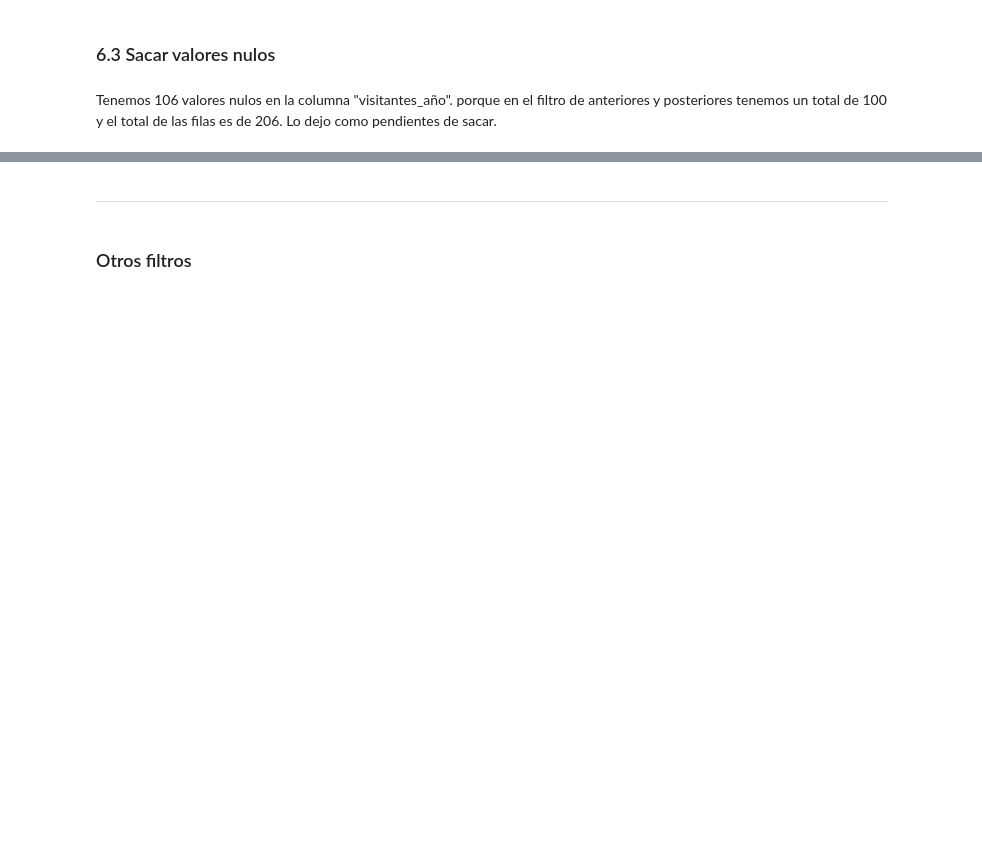
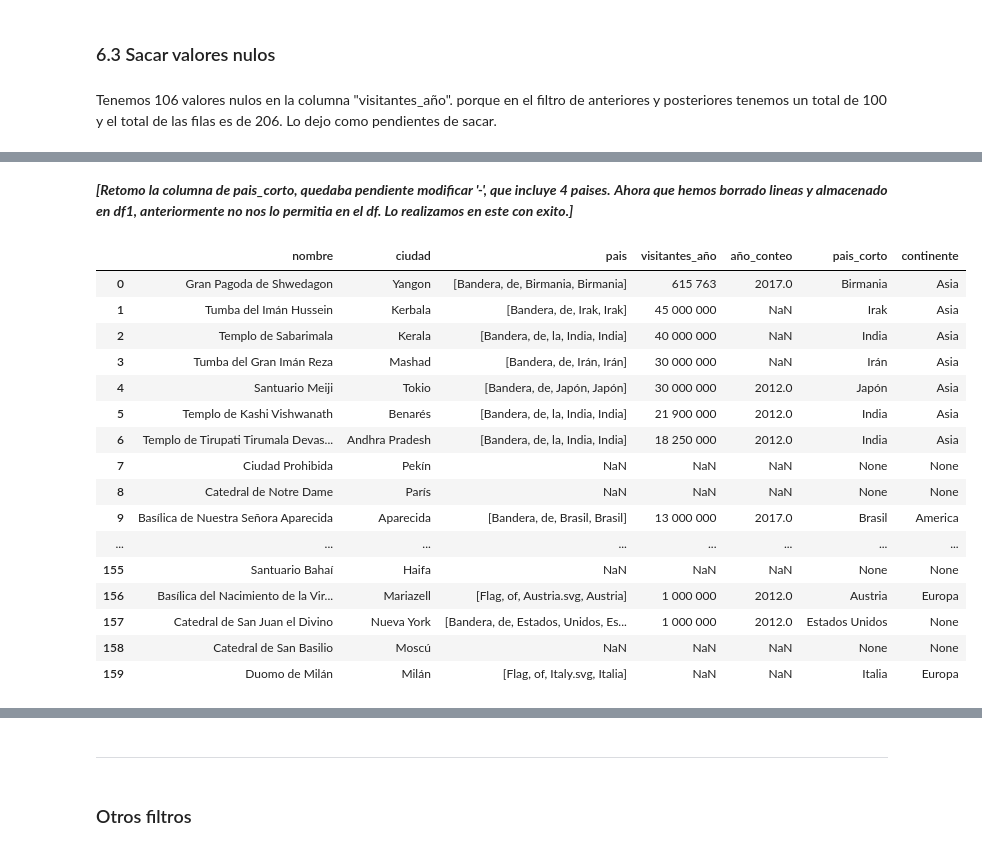
Before and after one commit to Adalab/Da-promo-c-modulo-3-sprint-2-Judith_Mina, a Jupyter notebook: Monumentos1.ipynb, the cells around one changed output, grey strips where cells are left out. Drawn from its saved outputs; the diff is of its cells as text; code cells hidden in the pictures; blank space fills up the shorter version.

```diff
--- a/Monumentos1.ipynb
+++ b/Monumentos1.ipynb
@@ -467,0 +440,6 @@ Tenemos 106 valores nulos en la columna "visitantes_año". porque en el filtro d
+# %%
+dicc_nombre_paises={'Unidos':['Estados Unidos'], 'Unido':['Reino Unido'],'858':['Emiratos Árabes'], 'Sur':['Corea del Sur'],
+                    '406' :['Arabia Saudita'], '300':['Rusia'],'Bajos':['Paises Bajos'],
+                     '63':['Alemania']}
+
+df['pais_corto']=df['pais_corto'].replace(dicc_nombre_paises)
@@ -467,0 +515,29 @@ Tenemos 106 valores nulos en la columna "visitantes_año". porque en el filtro d
+# %% [markdown]
+***[Retomo la columna de pais_corto, quedaba pendiente modificar '-', que incluye 4 paises.***
+***Ahora que hemos borrado lineas y almacenado en df1, anteriormente no nos lo permitia en el df. Lo realizamos en este con exito.]***
+# %%
+#Aquellos que esta
+df1.iloc[86,5] = 'Austria'
+df1.iloc[142,5] = 'España'
+df1.iloc[147,5] = 'Gran Bretaña'
+df1.iloc[152,5] = 'Peru'
+# %%
+df1.head(170)
+# %% [output]
+|  | nombre | ciudad | pais | visitantes_año | año_conteo | pais_corto | continente |
+| 0 | Gran Pagoda de Shwedagon | Yangon | [Bandera, de, Birmania, Birmania] | 615 763 | 2017.0 | Birmania | Asia |
+| 1 | Tumba del Imán Hussein | Kerbala | [Bandera, de, Irak, Irak] | 45 000 000 | NaN | Irak | Asia |
+| 2 | Templo de Sabarimala | Kerala | [Bandera, de, la, India, India] | 40 000 000 | NaN | India | Asia |
+| 3 | Tumba del Gran Imán Reza | Mashad | [Bandera, de, Irán, Irán] | 30 000 000 | NaN | Irán | Asia |
+| 4 | Santuario Meiji | Tokio | [Bandera, de, Japón, Japón] | 30 000 000 | 2012.0 | Japón | Asia |
+| 5 | Templo de Kashi Vishwanath | Benarés | [Bandera, de, la, India, India] | 21 900 000 | 2012.0 | India | Asia |
+| 6 | Templo de Tirupati Tirumala Devas... | Andhra Pradesh | [Bandera, de, la, India, India] | 18 250 000 | 2012.0 | India | Asia |
+| 7 | Ciudad Prohibida | Pekín | NaN | NaN | NaN | None | None |
+| 8 | Catedral de Notre Dame | París | NaN | NaN | NaN | None | None |
+| 9 | Basílica de Nuestra Señora Aparecida | Aparecida | [Bandera, de, Brasil, Brasil] | 13 000 000 | 2017.0 | Brasil | America |
+| ... | ... | ... | ... | ... | ... | ... | ... |
+| 155 | Santuario Bahaí | Haifa | NaN | NaN | NaN | None | None |
+| 156 | Basílica del Nacimiento de la Vir... | Mariazell | [Flag, of, Austria.svg, Austria] | 1 000 000 | 2012.0 | Austria | Europa |
+| 157 | Catedral de San Juan el Divino | Nueva York | [Bandera, de, Estados, Unidos, Es... | 1 000 000 | 2012.0 | Estados Unidos | None |
+| 158 | Catedral de San Basilio | Moscú | NaN | NaN | NaN | None | None |
+| 159 | Duomo de Milán | Milán | [Flag, of, Italy.svg, Italia] | NaN | NaN | Italia | Europa |
```
Also changed, not shown: parts of 53 cells of this notebook, 1 other file.
